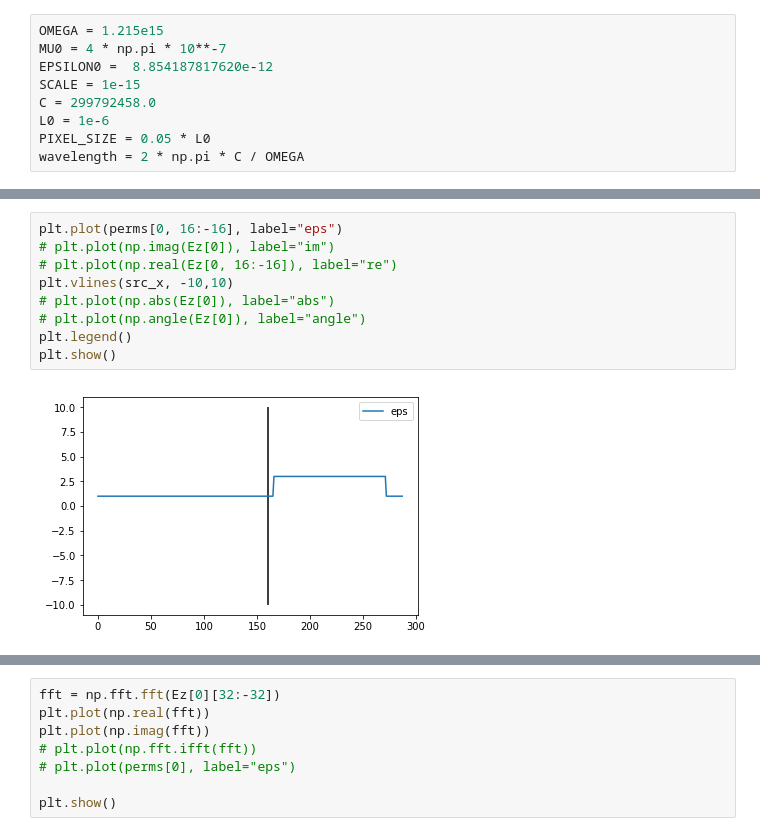
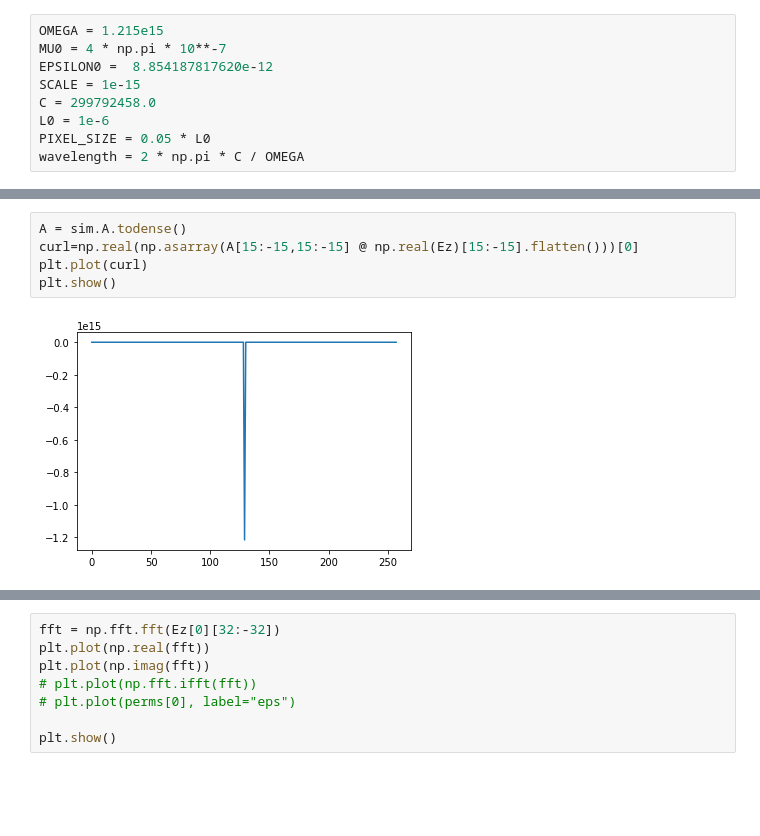
Before and after one commit to bencbartlett/neural-maxwell, a Jupyter notebook: Angler_tests.ipynb, the cells around one changed output, grey strips where cells are left out. Cells and saved outputs as stored; diff of their text form; blank space fills up the shorter version.

```diff
--- a/Angler_tests.ipynb
+++ b/Angler_tests.ipynb
@@ -101,11 +99,7 @@ plt.show()
-# %%
-plt.plot(perms[0, 16:-16], label="eps")
-# plt.plot(np.imag(Ez[0]), label="im")
-# plt.plot(np.real(Ez[0, 16:-16]), label="re")
-plt.vlines(src_x, -10,10)
-# plt.plot(np.abs(Ez[0]), label="abs")
-# plt.plot(np.angle(Ez[0]), label="angle")
-plt.legend()
-plt.show()
-# %% [output]
-[figure, removed]
+# %%
+A = sim.A.todense()
+curl=np.real(np.asarray(A[15:-15,15:-15] @ np.real(Ez)[15:-15].flatten()))[0]
+plt.plot(curl)
+plt.show()
+# %% [output]
+[figure, added]
```
Also changed, not shown: parts of 7 cells of this notebook, 5 other files.
